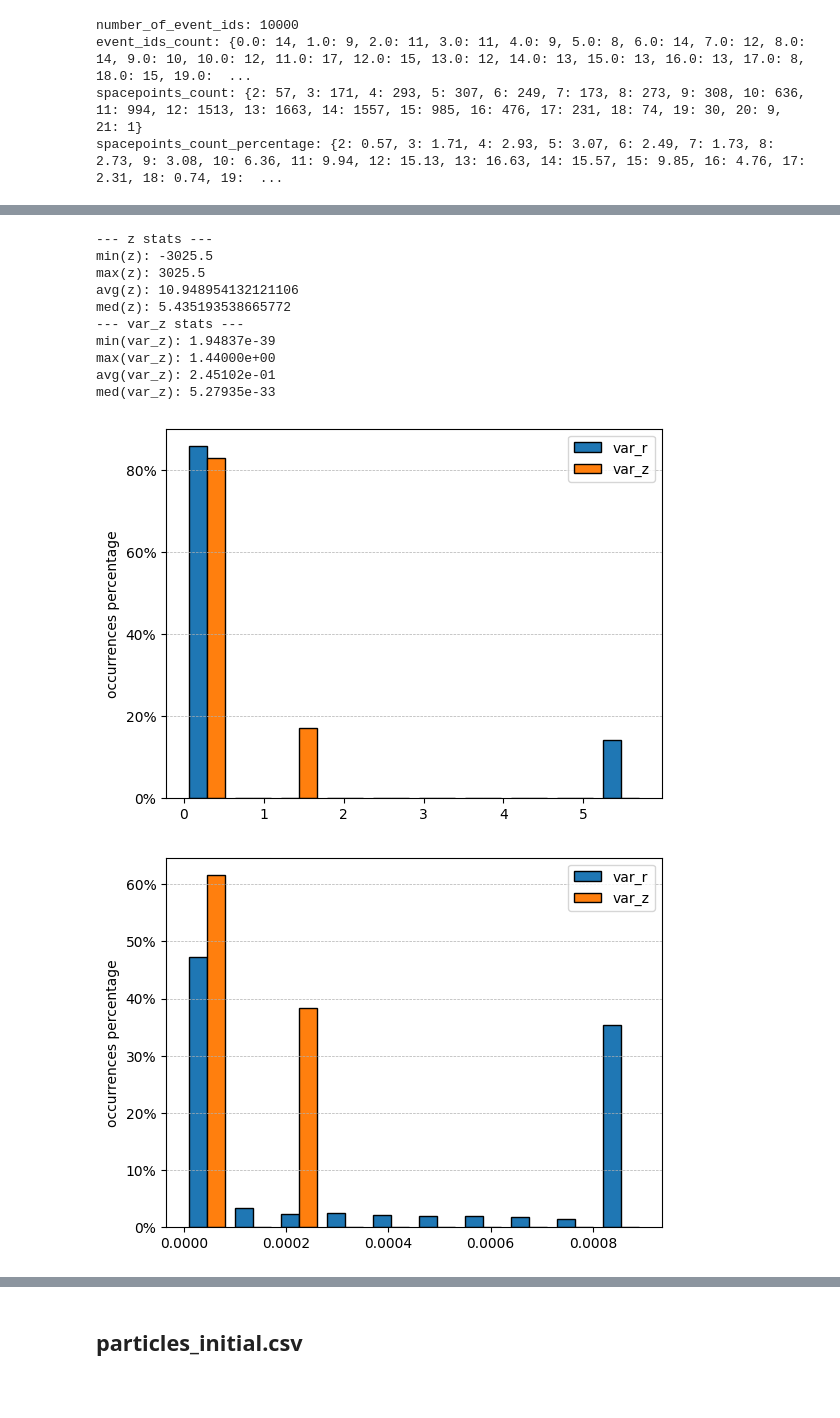
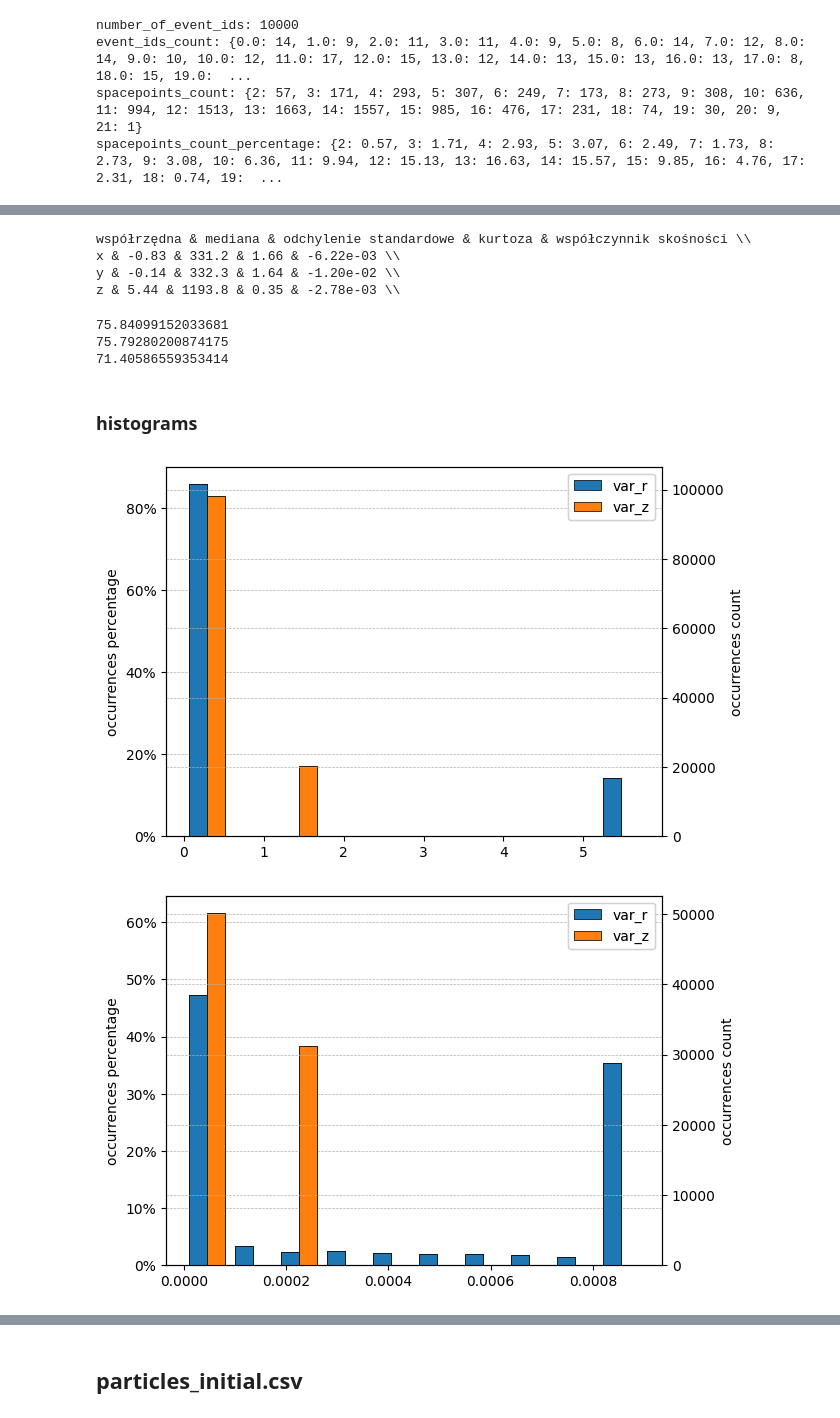
Before and after one commit to P4ndaM1x/engineering-dissertation, a Jupyter notebook: raw_data/exploration.ipynb, the cells around one changed output, grey strips where cells are left out. Saved outputs shown, nothing was run; the diff lists cells and outputs as text; code cells hidden in the pictures; blank space fills up the shorter version.

Commit message:
exploration updated with dissertation graphics

```diff
--- a/raw_data/exploration.ipynb
+++ b/raw_data/exploration.ipynb
@@ -115,14 +120,17 @@ med(var_r): 2.52089e-04
-# %%
-print_basic_stats(spacepoints_df, 'z')
-print_basic_stats(spacepoints_df, 'var_z', True)
-# %% [output]
---- z stats ---
-min(z): -3025.5
-max(z): 3025.5
-avg(z): 10.948954132121106
-med(z): 5.435193538665772
---- var_z stats ---
-min(var_z): 1.94837e-39
-max(var_z): 1.44000e+00
-avg(var_z): 2.45102e-01
-med(var_z): 5.27935e-33
+# %%
+print_multiple_advanced_stats(spacepoints_df, ['x', 'y', 'z'])
+# %% [output]
+współrzędna & mediana & odchylenie standardowe & kurtoza & współczynnik skośności \\
+x & -0.83 & 331.2 & 1.66 & -6.22e-03 \\
+y & -0.14 & 332.3 & 1.64 & -1.20e-02 \\
+z & 5.44 & 1193.8 & 0.35 & -2.78e-03 \\
+# %%
+print(len(spacepoints_df[np.abs(spacepoints_df['x']) < np.std(spacepoints_df['x'])])/len(spacepoints_df)*100)
+print(len(spacepoints_df[np.abs(spacepoints_df['y']) < np.std(spacepoints_df['y'])])/len(spacepoints_df)*100)
+print(len(spacepoints_df[np.abs(spacepoints_df['z']) < np.std(spacepoints_df['z'])])/len(spacepoints_df)*100)
+# %% [output]
+75.84099152033681
+75.79280200874175
+71.40586559353414
+# %% [markdown]
+### histograms
@@ -129,9 +144,9 @@ med(var_z): 5.27935e-33
 # %%
 plot_multiple_histograms(spacepoints_df, ['var_r', 'var_z'])
 filter = (spacepoints_df['var_r'] < 1) & (spacepoints_df['var_z'] < 1)
 plot_multiple_histograms(spacepoints_df[filter], ['var_r', 'var_z'])
-# filter = (spacepoints_df['var_r'] < 1e-10) & (spacepoints_df['var_z'] < 1e-10)
-# plot_multiple_histograms(spacepoints_df[filter], ['var_r', 'var_z'])
+filter = (spacepoints_df['var_r'] < 1e-10) & (spacepoints_df['var_z'] < 1e-10)
+plot_multiple_histograms(spacepoints_df[filter], ['var_r', 'var_z'])
 # %% [output]
-[figure, old version]
+[figure, new version]
-[figure, old version]
+[figure, new version]
```
Also changed, not shown: parts of 18 cells of this notebook, 1 other file.
